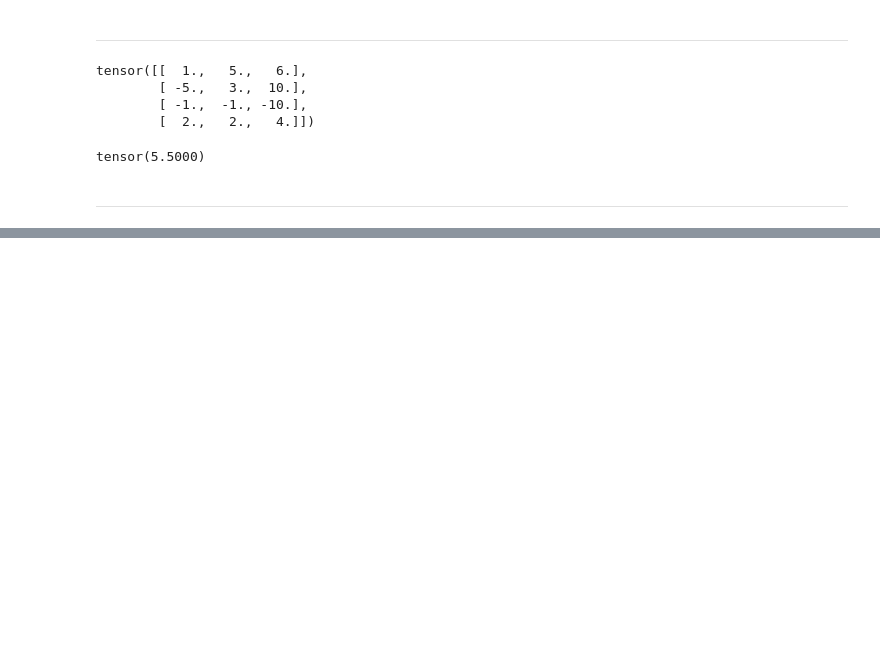
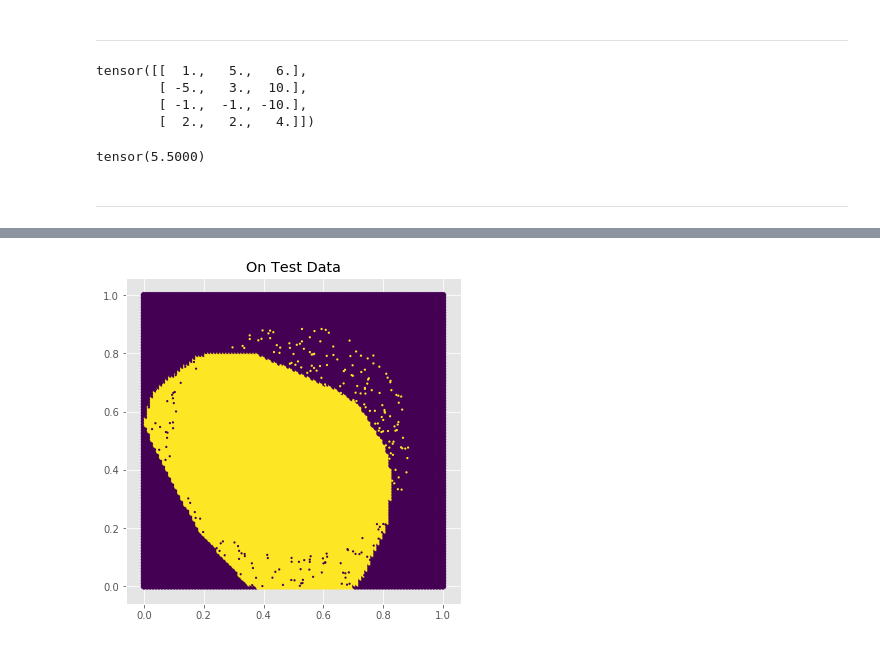
Before and after one commit to Davit98/Mini-Deep-Learning-Framework, a Jupyter notebook: Mini DL Framework.ipynb, the cells around one changed output, grey strips where cells are left out. Saved outputs shown, nothing was run; the diff lists cells and outputs as text; code cells hidden in the pictures; blank space fills up the shorter version.

```diff
--- a/Mini DL Framework.ipynb
+++ b/Mini DL Framework.ipynb
@@ -354,0 +505,8 @@ MSE
+# %%
+plt.figure(figsize=(6,6))
+plt.scatter(x1, x2, c=c)
+plt.scatter(X_test[:,0],X_test[:,1], c = torch.argmax(Y_test, axis=1), edgecolors= "none", s = 5)
+plt.title('On Test Data')
+plt.show()
+# %% [output]
+[figure, added]
```
Also changed, not shown: parts of 27 cells of this notebook.
